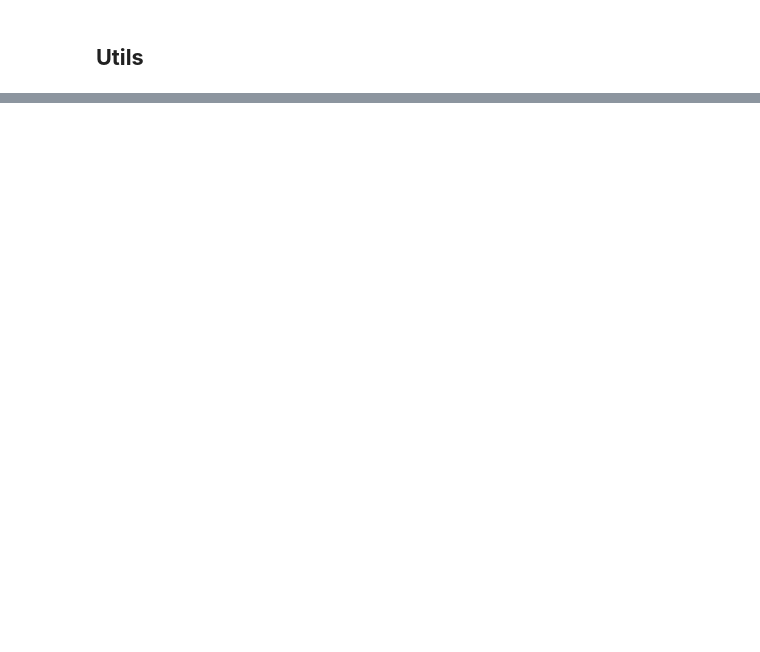
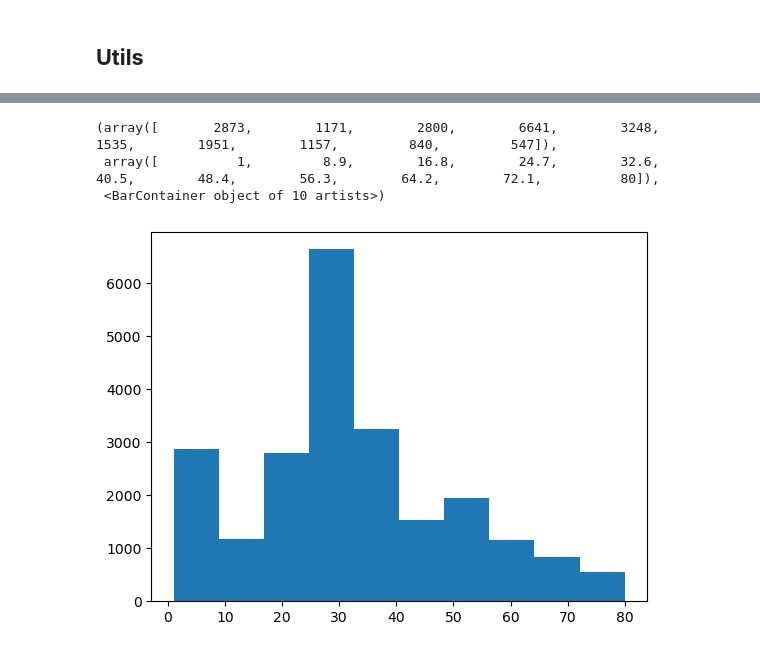
Before and after one commit to BehradFM/Age-estimation, a Jupyter notebook: age_estimation.ipynb, the cells around one changed output, grey strips where cells are left out. Saved outputs shown, nothing was run; the diff lists cells and outputs as text; code cells hidden in the pictures; blank space fills up the shorter version.

```diff
--- a/age_estimation.ipynb
+++ b/age_estimation.ipynb
@@ -67,0 +356,7 @@ def num_trainable_params(model):
+# %%
+plt.hist(utkface_df["age"]);
+# %% [output]
+(array([       2873,        1171,        2800,        6641,        3248,        1535,        1951,        1157,         840,         547]),
+ array([          1,         8.9,        16.8,        24.7,        32.6,        40.5,        48.4,        56.3,        64.2,        72.1,          80]),
+ <BarContainer object of 10 artists>)
+[figure, added]
```
Also changed, not shown: parts of 30 cells of this notebook, 2 other files.
